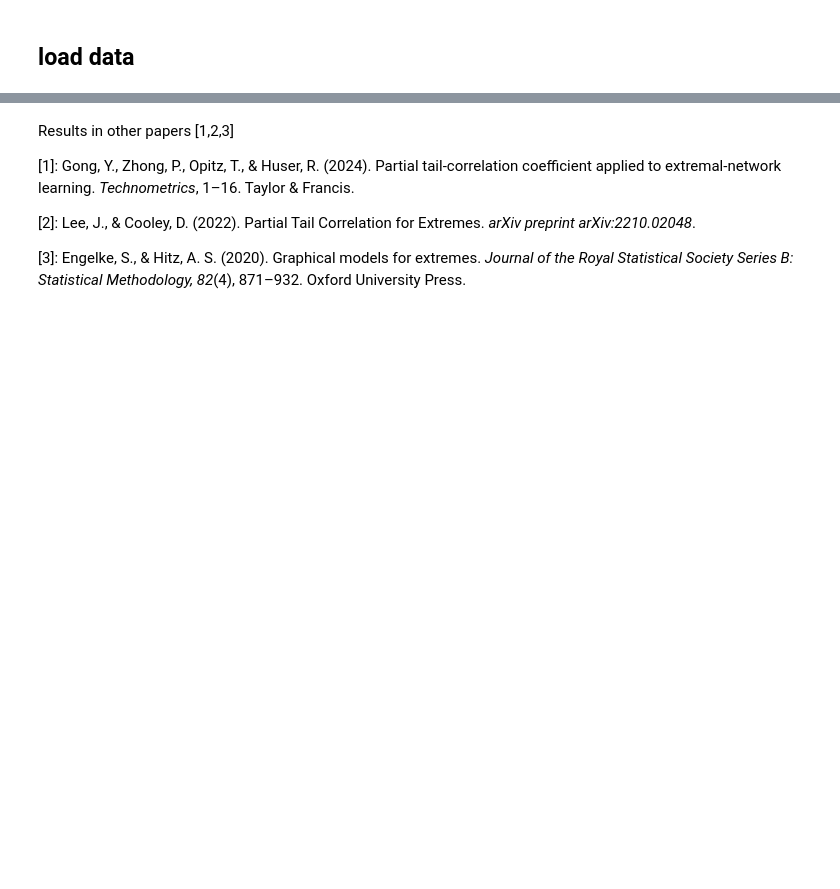
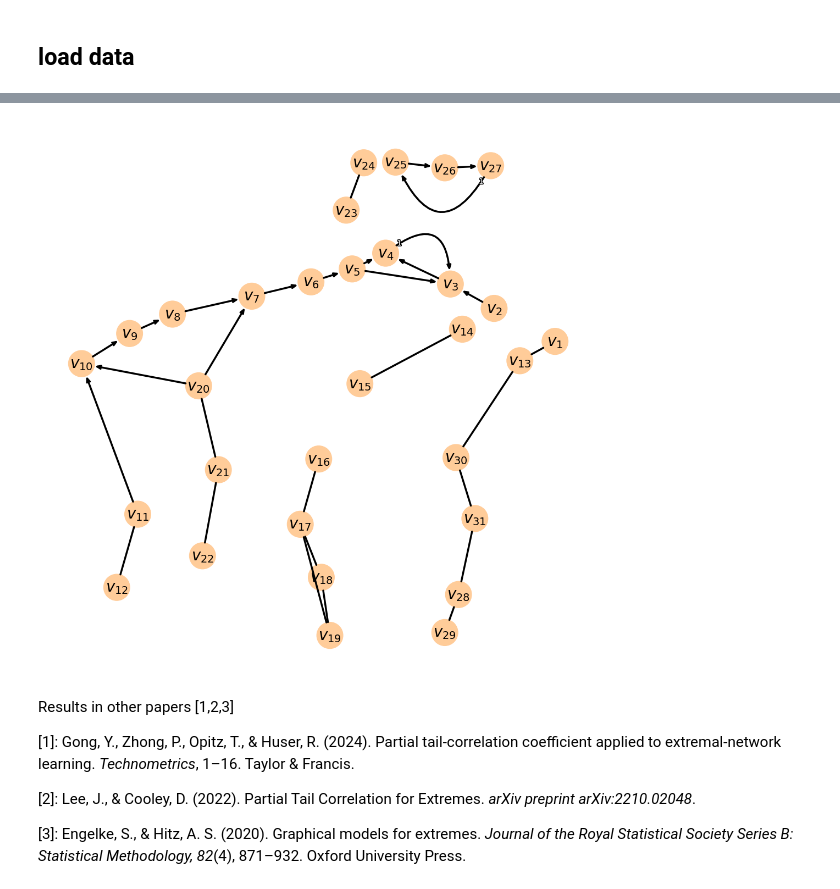
Before and after one commit to junshujiang/tailSCM, a Jupyter notebook: tutorial3_applicationDanube.ipynb, the cells around one changed output, grey strips where cells are left out. Saved outputs shown, nothing was run; the diff lists cells and outputs as text; code cells hidden in the pictures; blank space fills up the shorter version.

```diff
--- a/tutorial3_applicationDanube.ipynb
+++ b/tutorial3_applicationDanube.ipynb
@@ -112,4 +139,6 @@ print("this is our results")
 # %%
-resultsThisPaper[resultsThisPaper=="o-o"]="---"
+resultsThisPaper1[resultsThisPaper1=="o-o"]="---"
 save_path=os.path.join(log_path,f"resultsThisPaperT1.png")
-draw_graph(resultsThisPaper,node_pos=new_position_dict,figsize=(10,10),node_size=50,arrow_linewidth=5,arrowhead_size=45,curved_radius=1,node_label_size=20,var_names=var_names,save_path=save_path)
+draw_graph(resultsThisPaper1,node_pos=new_position_dict,figsize=(10,10),node_size=50,arrow_linewidth=5,arrowhead_size=45,curved_radius=1,node_label_size=20,var_names=var_names,save_path=save_path)
+# %% [output]
+[figure, added]
```
Also changed, not shown: parts of 9 cells of this notebook, 4 other files.
